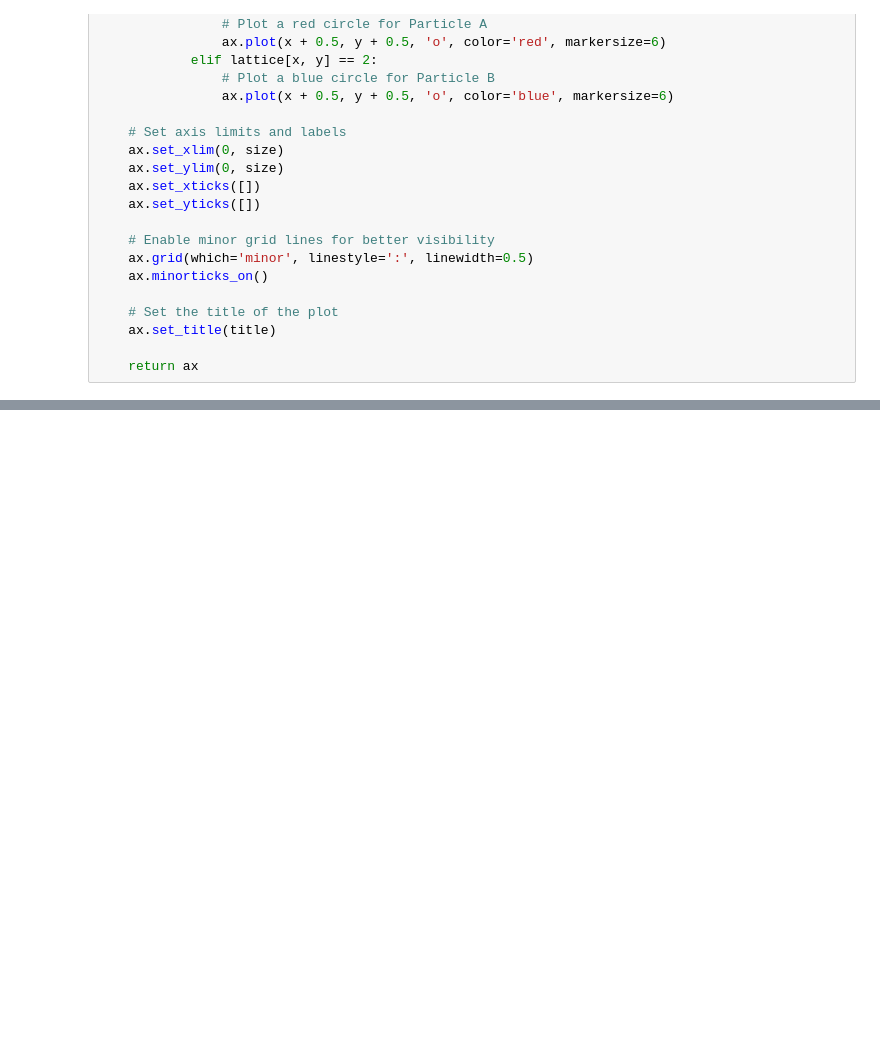
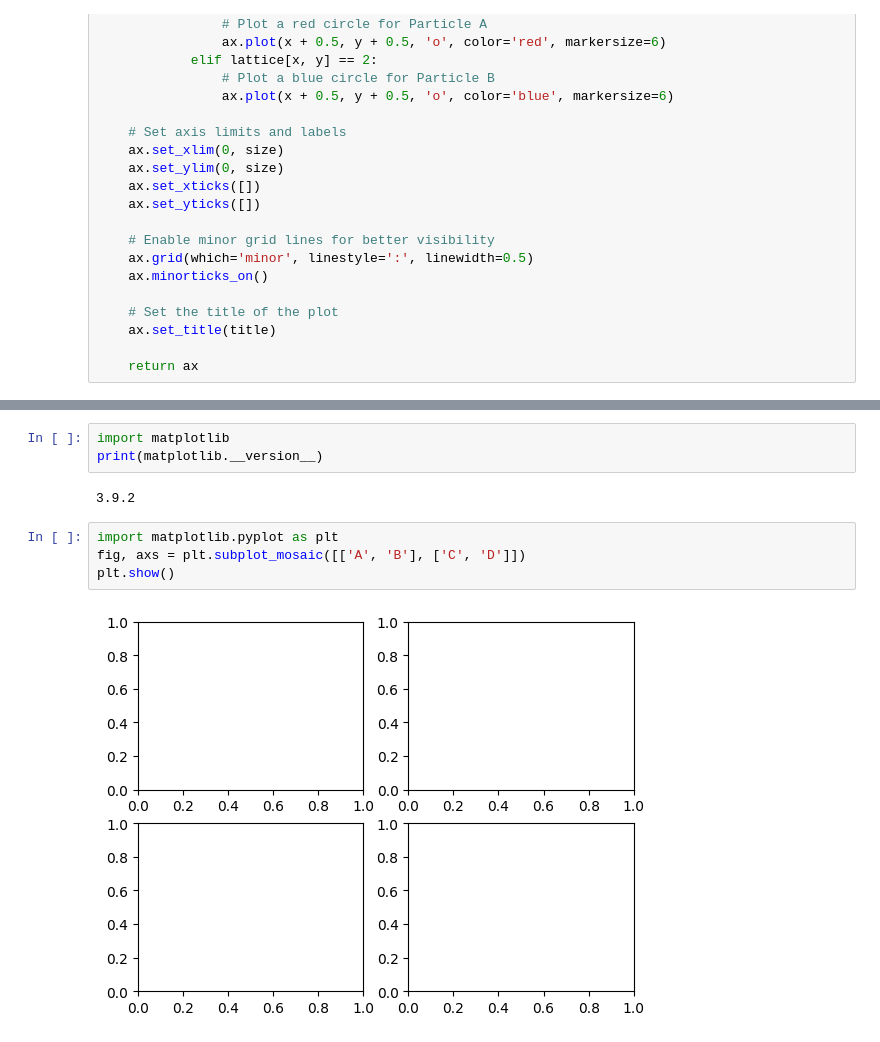
Before and after one commit to beanch96/HW_TESTS, a Jupyter notebook: Project1_Test.ipynb, the cells around one changed output, grey strips where cells are left out. Cells and saved outputs as stored; diff of their text form; blank space fills up the shorter version.

```diff
--- a/Project1_Test.ipynb
+++ b/Project1_Test.ipynb
@@ -264,0 +267,11 @@ AttributeError: module 'matplotlib.pyplot' has no attribute 'subplots_mosaic'
+# %%
+import matplotlib
+print(matplotlib.__version__)
+# %% [output]
+3.9.2
+# %%
+import matplotlib.pyplot as plt
+fig, axs = plt.subplot_mosaic([['A', 'B'], ['C', 'D']])
+plt.show()
+# %% [output]
+[figure, added]
```
Also changed, not shown: parts of 2 cells of this notebook.
